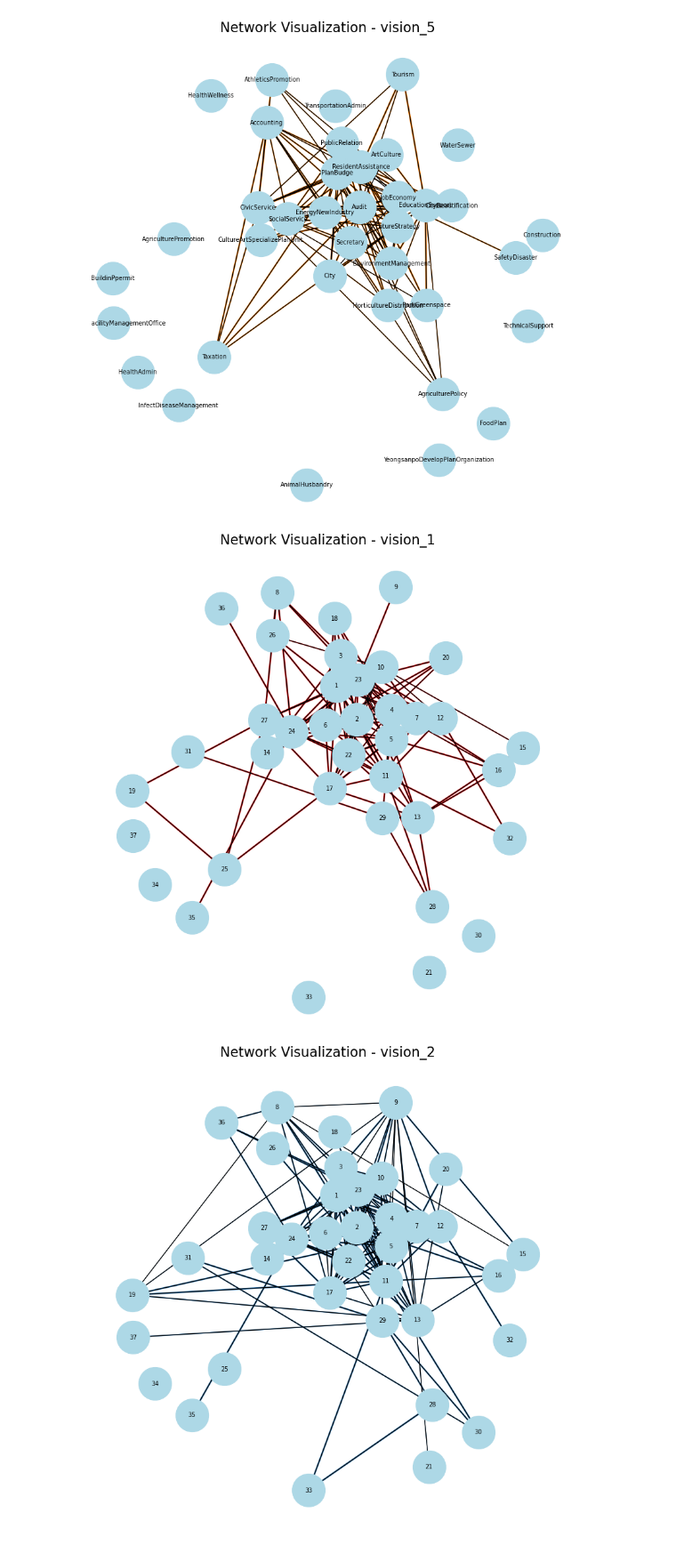
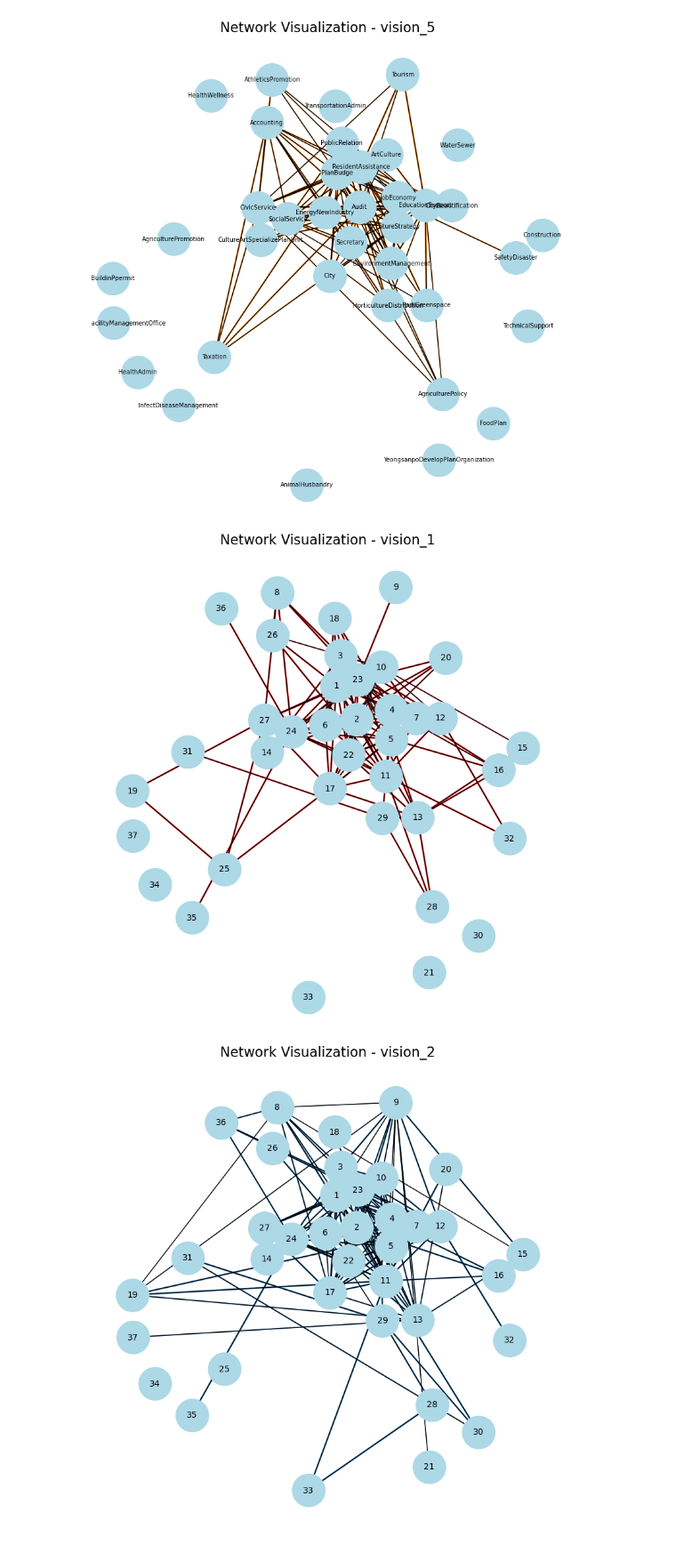
Before and after one commit to parksh5295/2024_Network_Science, a Jupyter notebook: network.ipynb, the cells around one changed output. Shown at 89% size. Drawn from its saved outputs; the diff is of its cells as text; code cells hidden in the pictures.

```diff
--- a/network.ipynb
+++ b/network.ipynb
@@ -60,22 +60,22 @@ for layer_name, G in layer_networks.items():
 # %%
 for layer_name, G in layer_networks.items():
     plt.figure(figsize=(10, 10))
 
     edges = list(G.edges(data=True))
     weights = [d['weight'] for _, _, d in edges]
 
     nx.draw_networkx_edges(
         G, pos, edgelist=[(u, v) for u, v, _ in edges],
         edge_color=[layer_to_color[layer_name]] * len(edges),
         width=[w / max(weights) * 2 for w in weights]
     )
 
     nx.draw(G, pos, with_labels=True, labels={node: node for node in G.nodes()},
-            node_size=1500, node_color="lightblue", font_size=7, font_color="black")
+            node_size=1500, node_color="lightblue", font_size=10, font_color="black")
 
     plt.title(f"Network Visualization - {layer_name}", fontsize=16)
     plt.savefig(f"Graph_images/{layer_name}_network_id.png", transparent=True)
     plt.show()
 # %% [output]
-[figure, old version]
+[figure, new version]
-[figure, old version]
+[figure, new version]
```
Also changed, not shown: parts of 1 cell of this notebook, 5 other files.
